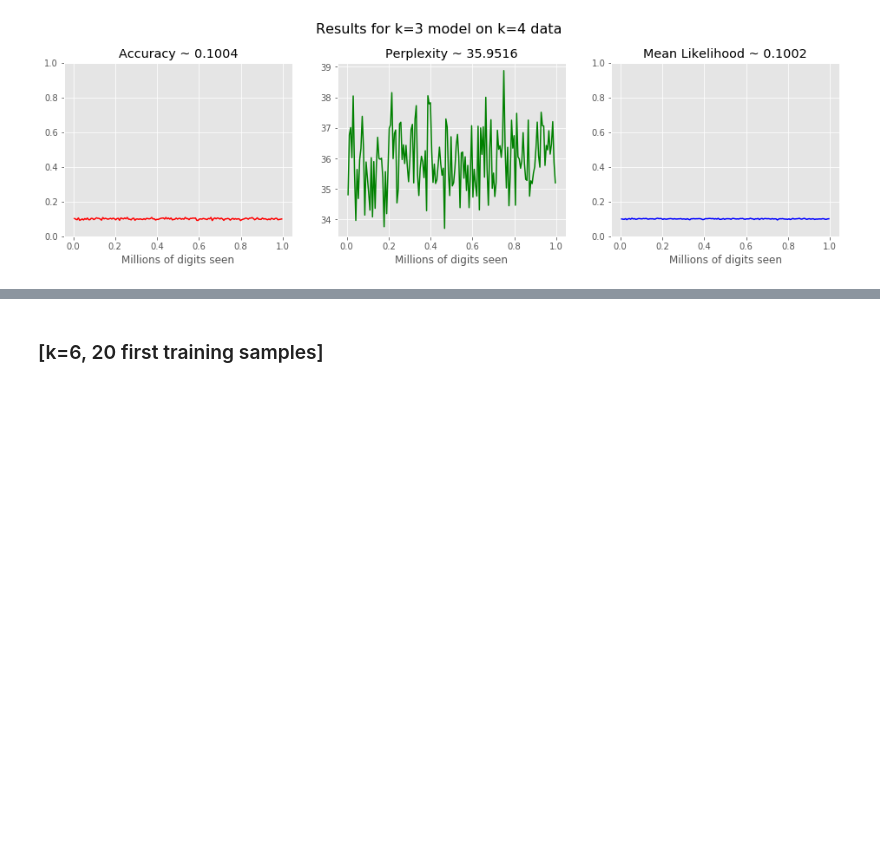
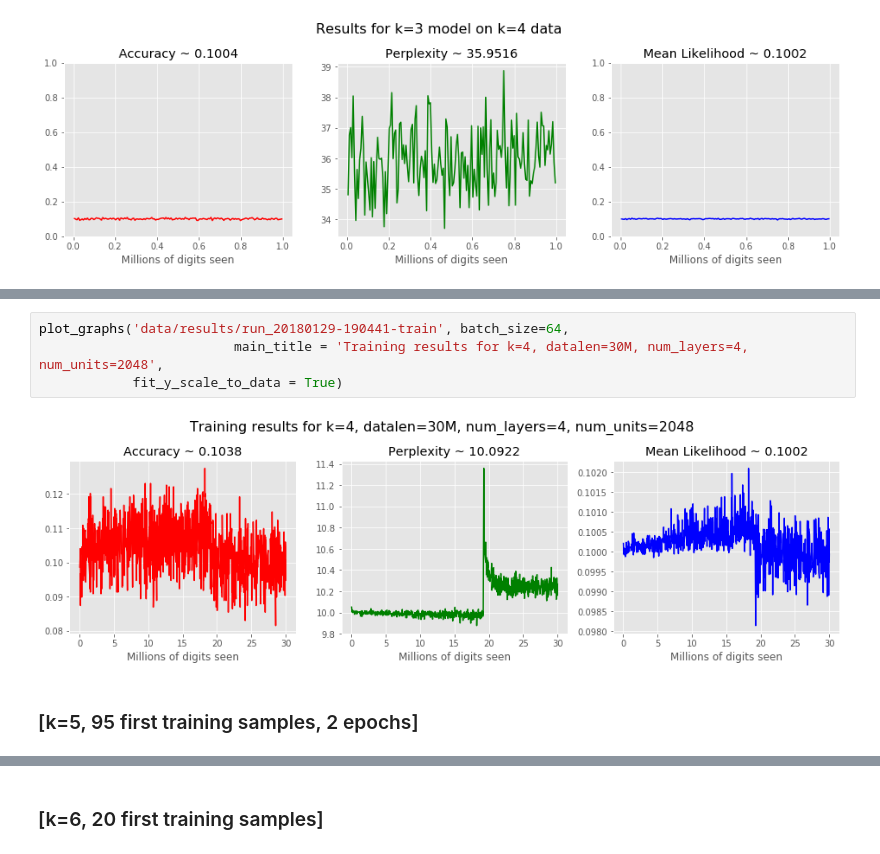
Before and after one commit to colivaresp/prng-deepzoom, a Jupyter notebook: prng_deepzoom_lm.ipynb, the cells around one changed output, grey strips where cells are left out. Saved outputs shown, nothing was run; the diff lists cells and outputs as text; blank space fills up the shorter version.

```diff
--- a/prng_deepzoom_lm.ipynb
+++ b/prng_deepzoom_lm.ipynb
@@ -632,0 +758,8 @@ plot_graphs('data/results/run_20180130-212901-eval',
+# %%
+plot_graphs('data/results/run_20180129-190441-train', batch_size=64,
+                         main_title = 'Training results for k=4, datalen=30M, num_layers=4, num_units=2048',
+            fit_y_scale_to_data = True)
+# %% [output]
+[figure, added]
+# %% [markdown]
+### [k=5, 95 first training samples, 2 epochs]
```
Also changed, not shown: parts of 40 cells of this notebook, 45 other files.
